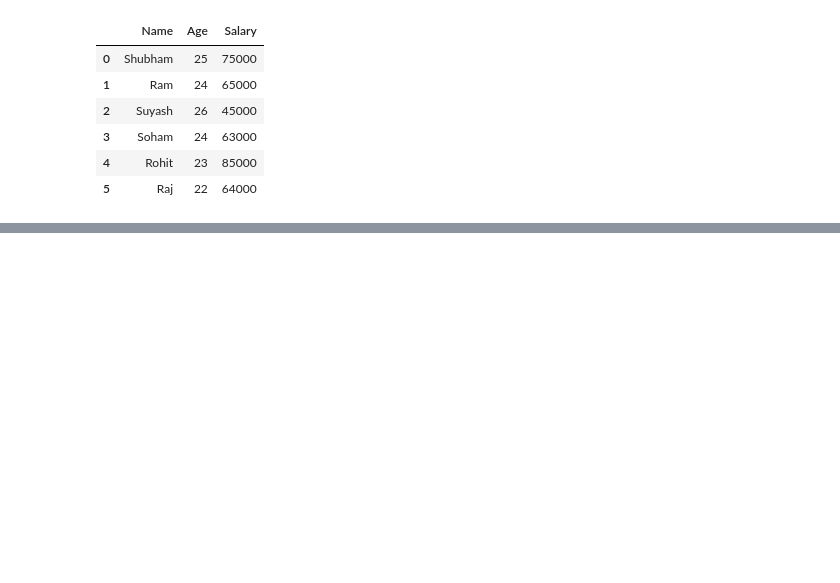
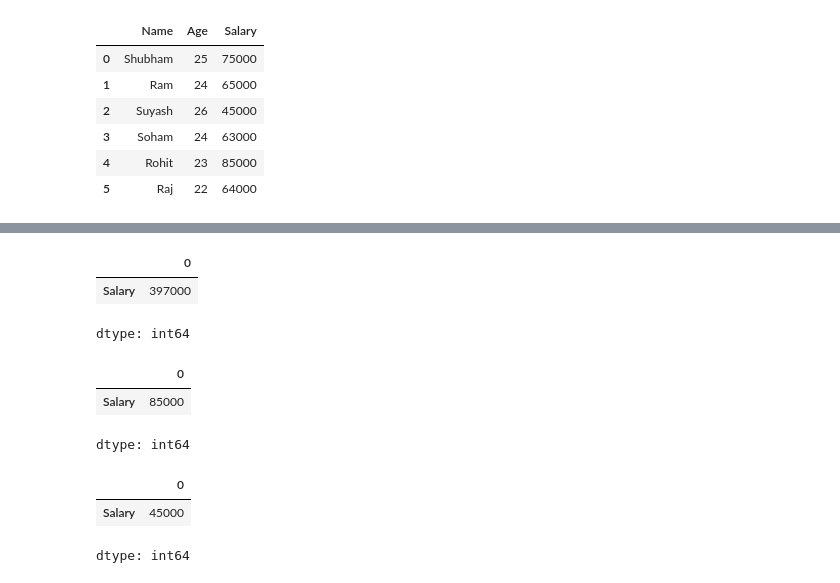
Before and after one commit to shubhammadane/pandas-by-shubhammadane, a Jupyter notebook: Revision_of_Pandas.ipynb, the cells around one changed output, grey strips where cells are left out. Saved outputs shown, nothing was run; the diff lists cells and outputs as text; code cells hidden in the pictures; blank space fills up the shorter version.

```diff
--- a/Revision_of_Pandas.ipynb
+++ b/Revision_of_Pandas.ipynb
@@ -390,0 +443,18 @@ df
+# %%
+df[['Salary']].sum()
+# %% [output]
+|  | 0 |
+| Salary | 397000 |
+dtype: int64
+# %%
+df[['Salary']].max()
+# %% [output]
+|  | 0 |
+| Salary | 85000 |
+dtype: int64
+# %%
+df[['Salary']].min()
+# %% [output]
+|  | 0 |
+| Salary | 45000 |
+dtype: int64
```
Also changed, not shown: parts of 6 cells of this notebook.
